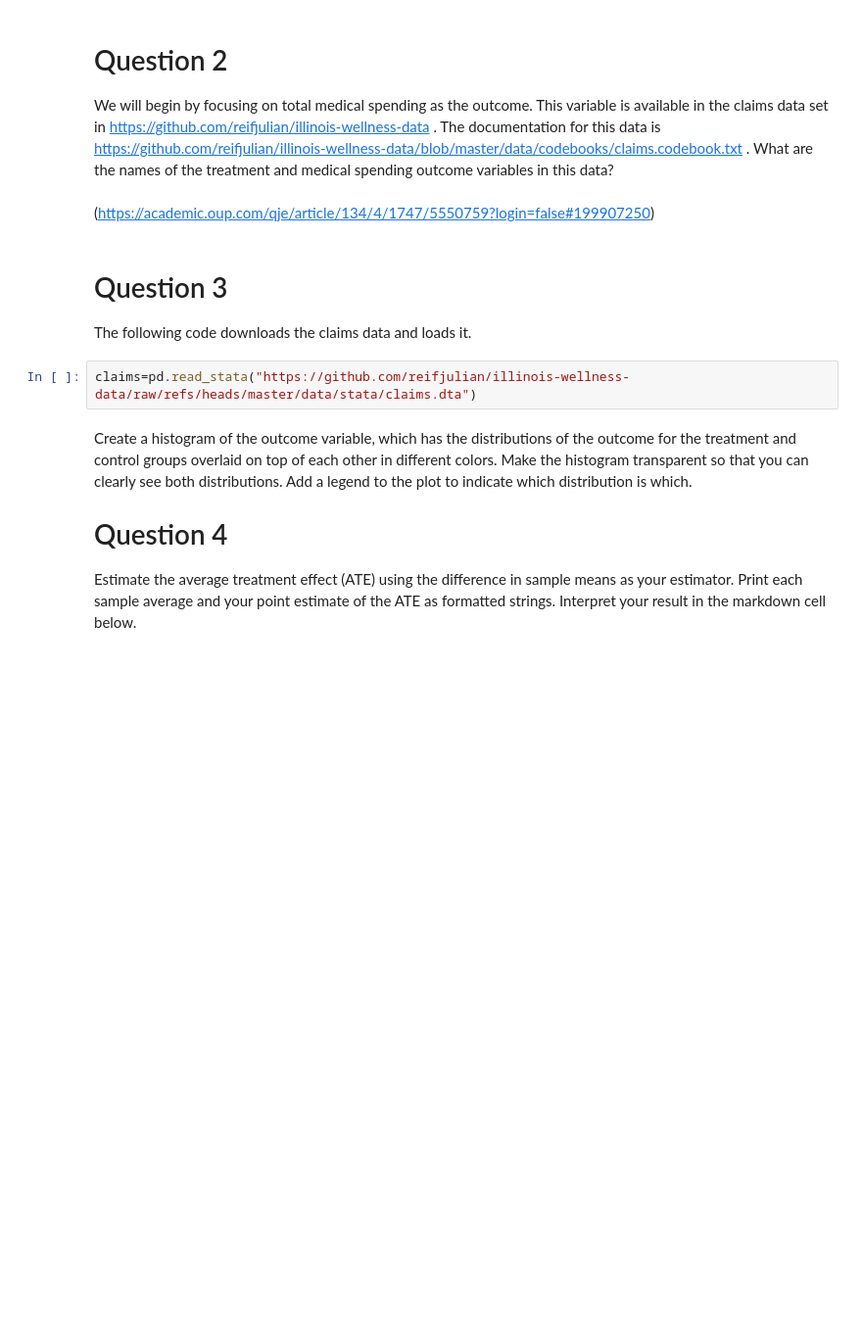
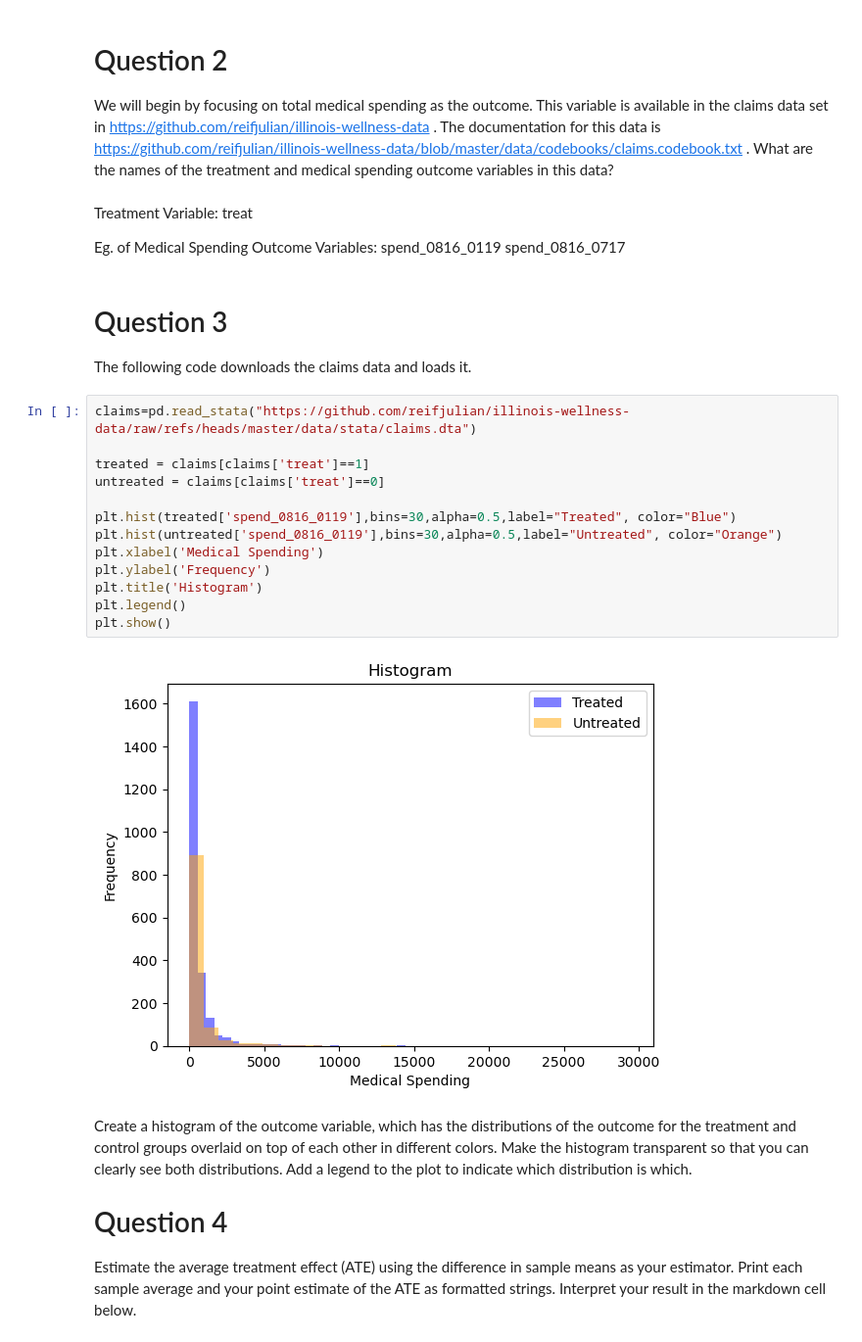
Before and after one commit to ryanquek95/ECON526, a Jupyter notebook: problem_sets/problem_set_5.ipynb, the cells around one changed output. Shown: that part at 98% size. Cells and saved outputs as stored; diff of their text form; blank space fills up the shorter version.

```diff
--- a/problem_sets/problem_set_5.ipynb
+++ b/problem_sets/problem_set_5.ipynb
@@ -47,13 +47,31 @@ https://github.com/reifjulian/illinois-wellness-data/blob/master/data/codebooks/
 . What are the names of the treatment and medical spending outcome
 variables in this data?
 # %% [markdown]
-(https://academic.oup.com/qje/article/134/4/1747/5550759?login=false#199907250)
+Treatment Variable:
+treat
+
+Eg. of Medical Spending Outcome Variables:
+spend_0816_0119
+spend_0816_0717
 # %% [markdown]
 # Question 3
 
 The following code downloads the claims data and loads it.
 # %%
 claims=pd.read_stata("https://github.com/reifjulian/illinois-wellness-data/raw/refs/heads/master/data/stata/claims.dta")
+
+treated = claims[claims['treat']==1]
+untreated = claims[claims['treat']==0]
+
+plt.hist(treated['spend_0816_0119'],bins=30,alpha=0.5,label="Treated", color="Blue")
+plt.hist(untreated['spend_0816_0119'],bins=30,alpha=0.5,label="Untreated", color="Orange")
+plt.xlabel('Medical Spending')
+plt.ylabel('Frequency')
+plt.title('Histogram')
+plt.legend()
+plt.show()
+# %% [output]
+[figure, added]
 # %% [markdown]
 Create a histogram of the outcome variable, which has the distributions
 of the outcome for the treatment and control groups overlaid on top of
```
Also changed, not shown: parts of 10 cells of this notebook.
